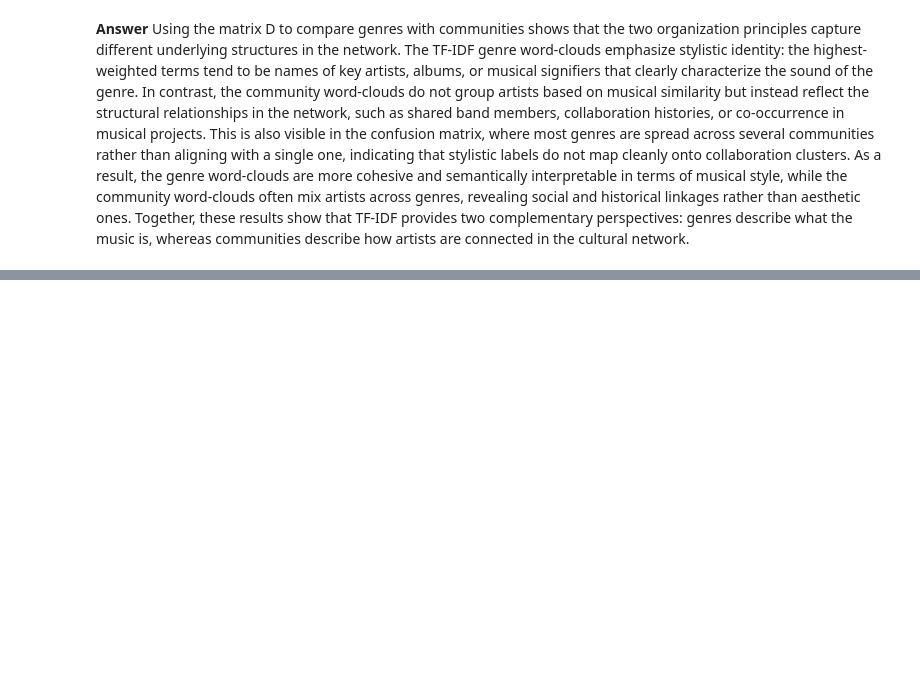
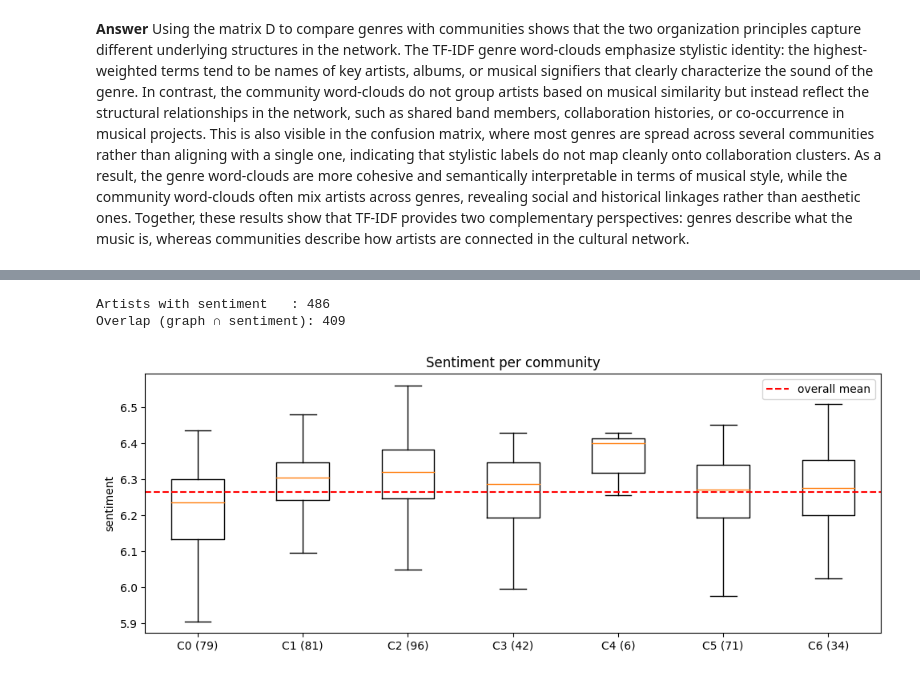
Before and after one commit to Emmsiiii/Assignment-2---02805-Social-Graphs-and-Interactions, a Jupyter notebook: Assignment-2.ipynb, the cells around one changed output, grey strips where cells are left out. Drawn from its saved outputs; the diff is of its cells as text; code cells hidden in the pictures; blank space fills up the shorter version.

```diff
--- a/Assignment-2.ipynb
+++ b/Assignment-2.ipynb
@@ -629,0 +942,65 @@ wordcloud(first_genre, genre_tfidf[first_genre], "Genre")
+# %%
+
+# 1) load data
+with open("rock_performers_with_genres-2.pkl", "rb") as f:
+    data = pickle.load(f)
+
+# 2) undirected name-mention graph -------------------
+G = nx.Graph()
+names = {d["page_name"] for d in data}
+
+# also store genres on the nodes
+for d in data:
+    src = d["page_name"]
+    content = (d["content"] or "").lower()
+    genres_raw = d.get("genre", "") or ""
+    genres = re.split(r"[;,/\n]+|\s{2,}", genres_raw.lower().strip())
+    genres = [g.strip() for g in genres if g.strip()]
+    G.add_node(src, genres=genres)
+
+    for tgt in names:
+        if tgt == src:
+            continue
+        if tgt.lower() in content:
+            G.add_edge(src, tgt)
+
+# 3)largest connected component --------
+if nx.number_of_nodes(G) > 0:
+    G = G.subgraph(max(nx.connected_components(G), key=len)).copy()
+
+# 4) make the "artists-with-genre" subgraph -------------------------
+G_genre = G.subgraph(
+    [n for n in G.nodes if G.nodes[n].get("genres")]
+).copy()
+
+# 5) now compare to your sentiment dict -----------------------------
+sent_nodes = {name for name, s in artist_sentiment.items() if not math.isnan(s)}
+graph_nodes = set(G_genre.nodes())
+overlap = graph_nodes & sent_nodes
+
+print("Artists with sentiment   :", len(sent_nodes))
+print("Overlap (graph ∩ sentiment):", len(overlap))
+# %% [output]
+Artists with sentiment   : 486
+Overlap (graph ∩ sentiment): 409
+# %%
+# collect distributions
+comm_dists = []
+labels = []
+for i, comm in enumerate(comms):
+    vals = [artist_sentiment[n] for n in comm if not math.isnan(artist_sentiment[n])]
+    if not vals:
+        continue
+    comm_dists.append(vals)
+    labels.append(f"C{i} ({len(vals)})")
+
+plt.figure(figsize=(10,4))
+plt.boxplot(comm_dists, labels=labels, showfliers=False)
+plt.axhline(mean_sent, color="red", linestyle="--", label="overall mean")
+plt.title("Sentiment per community")
+plt.ylabel("sentiment")
+plt.legend()
+plt.tight_layout()
+plt.show()
+# %% [output]
+[figure, added]
```
Also changed, not shown: parts of 25 cells of this notebook.
